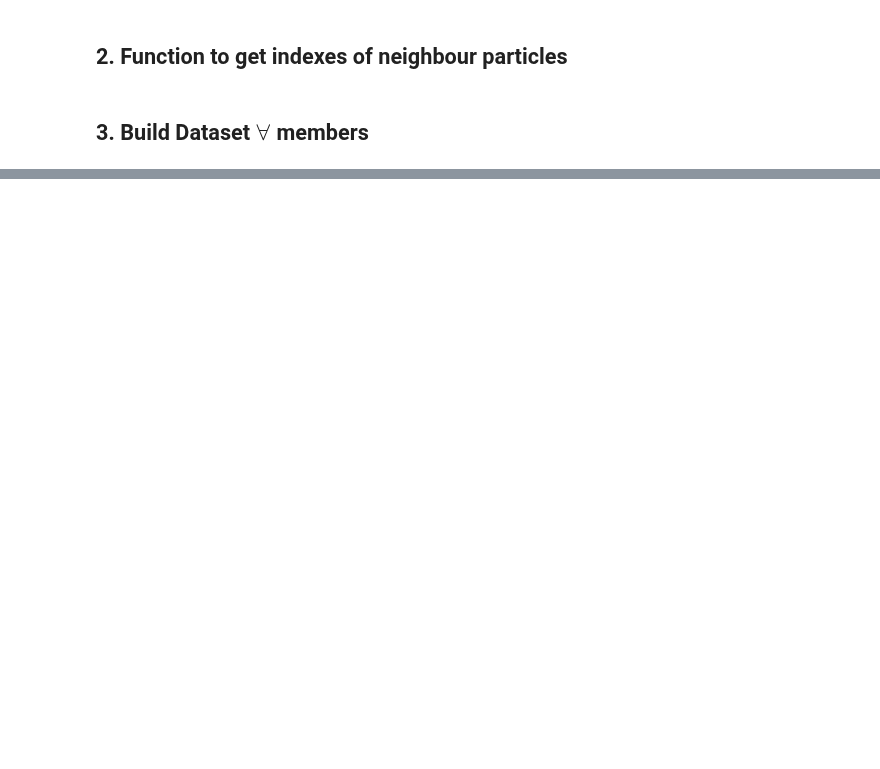
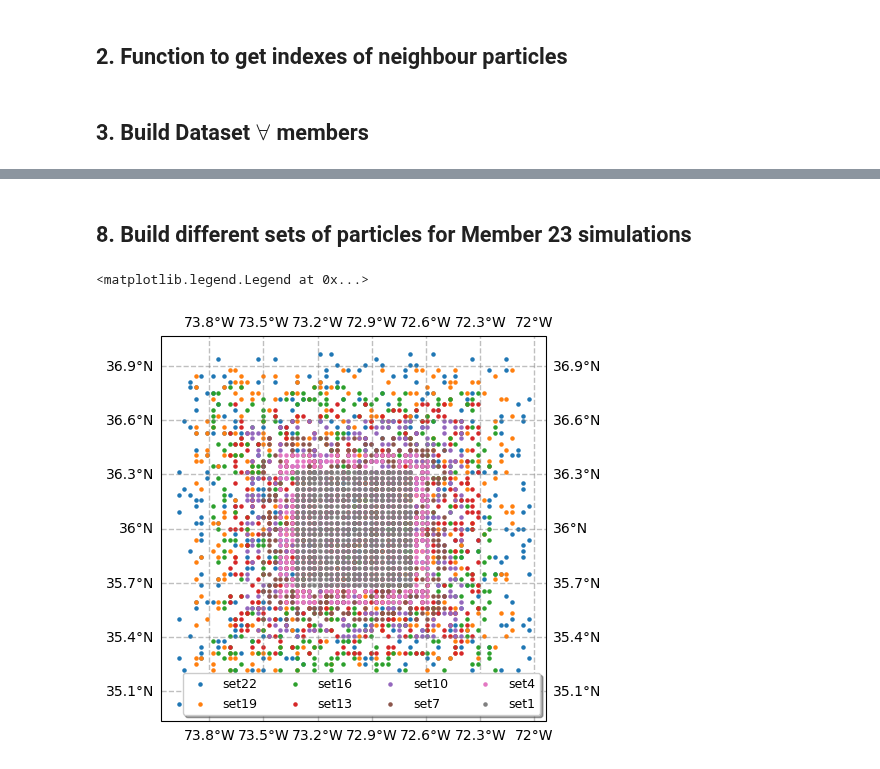
Before and after one commit to OceanParcels/NEMO_Ensemble_Lagrangian_Analysis, a Jupyter notebook: notebooks/05.Compare_distributions_information_gain.ipynb, the cells around one changed output, grey strips where cells are left out. Cells and saved outputs as stored; diff of their text form; code cells hidden in the pictures; blank space fills up the shorter version.

```diff
--- a/notebooks/05.Compare_distributions_information_gain.ipynb
+++ b/notebooks/05.Compare_distributions_information_gain.ipynb
@@ -41,0 +274,41 @@ def neighbour_particles(pset, lon, lat, delta_deg):
+# %% [markdown]
+## 8. Build different sets of particles for Member 23 simulations
+# %%
+np.random.seed(0)
+
+centered_lon = -73
+centered_lat = 36
+
+nx, ny = 54, 41
+domain_limits = [[-80, -40], [15, 45]]
+
+p23_sets = {} # dictionary to store the different sets of particles
+P_23_sets = {} # dictionary to store the probabilities of the different sets of particles
+
+p23_sets['set1'] = p23_set1
+P_23_sets['set1'] = P_23_s1
+
+for j, delta_deg in enumerate(np.arange(1/3 + 1/32, 1, 1/32)):
+    indexes = neighbour_particles(p23, centered_lon, centered_lat, delta_deg)
+    sampled_indexes = np.random.choice(indexes, 441, replace=False)
+
+    p_aux = p23.isel(trajectory=sampled_indexes)
+    p23_sets[f'set{j+2}'] = p_aux
+
+    Prob_aux, x_, y_ = compute_probabilities(p_aux, 364, nx, ny, domain_limits)
+    P_23_sets[f'set{j+2}'] = Prob_aux
+# %%
+fig = plt.figure(figsize=(6, 5))
+ax = plt.axes(projection=cartopy.crs.PlateCarree())
+ax.coastlines()
+
+gl = ax.gridlines(crs=cartopy.crs.PlateCarree(), draw_labels=True, linewidth=1, color='gray', alpha=0.5, linestyle='--')
+
+for i in range(22, 0, -3):
+    key = f'set{i}'
+    plt.scatter(p23_sets[key].lon[:,0], p23_sets[key].lat[:,0], s=5, label=key)
+
+plt.legend(ncol=4, fontsize=9, shadow=True)
+# %% [output]
+<matplotlib.legend.Legend at 0x...>
+[figure, added]
```
Also changed, not shown: parts of 30 cells of this notebook, 1 other file.
